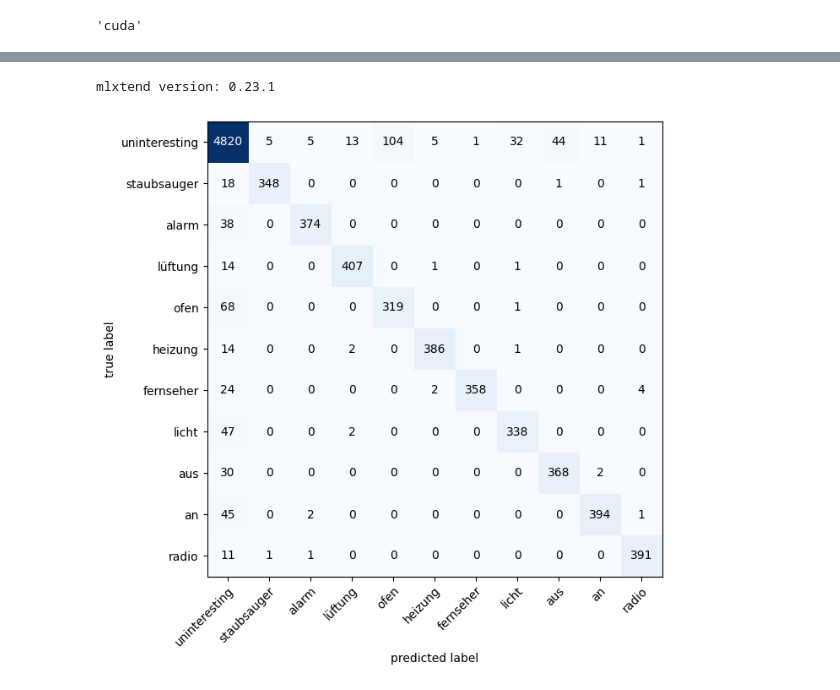
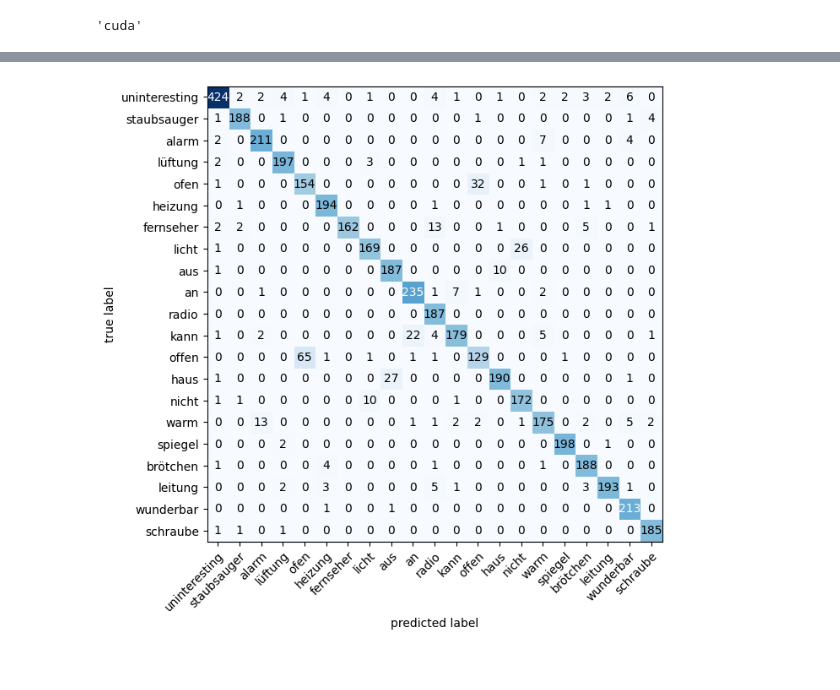
Before and after one commit to Simre1/MLPC-2024, a Jupyter notebook: assignment3/neural_network.ipynb, the cells around one changed output, grey strips where cells are left out. Saved outputs shown, nothing was run; the diff lists cells and outputs as text; code cells hidden in the pictures.

```diff
--- a/assignment3/neural_network.ipynb
+++ b/assignment3/neural_network.ipynb
@@ -73,23 +81,22 @@ X_train, X_test, y_train, y_test = train_test_split(X, y, test_size=0.2, random_
 # %%
-import torch
-from torch.utils.data import TensorDataset, DataLoader
-
 # Assuming X_train, X_test, y_train, y_test are numpy arrays
 # Convert them to PyTorch tensors
 X_train_tensor = torch.tensor(X_train, dtype=torch.float32)
 X_test_tensor = torch.tensor(X_test, dtype=torch.float32)
-y_train_tensor = torch.tensor(y_train, dtype=torch.long)  # Assuming y_train contains integer labels
-y_test_tensor = torch.tensor(y_test, dtype=torch.long)    # Assuming y_test contains integer labels
+X_dev_tensor = torch.tensor(X_dev, dtype=torch.float32)
+y_train_tensor = torch.tensor(y_train, dtype=torch.long)  # y_train contains integer labels
+y_test_tensor = torch.tensor(y_test, dtype=torch.long)    # y_test contains integer labels
+y_dev_tensor = torch.tensor(y_dev, dtype=torch.long)    # y_dev contains integer labels
 
 X_train_tensor = X_train_tensor.unsqueeze(dim=1)
 X_test_tensor = X_test_tensor.unsqueeze(dim=1)
+X_dev_tensor = X_dev_tensor.unsqueeze(dim=1)
 
 # Create training and test datasets
 train_dataset = TensorDataset(X_train_tensor, y_train_tensor)
 test_dataset = TensorDataset(X_test_tensor, y_test_tensor)
+dev_dataset = TensorDataset(X_dev_tensor, y_dev_tensor)
 # %%
-from torch.utils.data import DataLoader
-
 # Setup the batch size hyperparameter
 BATCH_SIZE = 32
 
@@ -106,8 +113,14 @@ test_dataloader = DataLoader(test_dataset,
     shuffle=False # don't necessarily have to shuffle the testing data
 )
 
+dev_dataloader = DataLoader(dev_dataset,
+    batch_size=BATCH_SIZE,
+    drop_last=True,
+    shuffle=False # don't necessarily have to shuffle the testing data
+)
+
 # Let's check out what we've created
-print(f"Dataloaders: {train_dataloader, test_dataloader}")
 print(f"Length of train dataloader: {len(train_dataloader)} batches of {BATCH_SIZE}")
 print(f"Length of test dataloader: {len(test_dataloader)} batches of {BATCH_SIZE}")
+print(f"Length of dev dataloader: {len(dev_dataloader)} batches of {BATCH_SIZE}")
 # %% [output]
@@ -185,7 +198,7 @@ def test_step(data_loader, model, loss_fn, accuracy_fn, device):
     model.to(device)
     model.eval()  # Set the model to evaluation mode
     with torch.no_grad():  # Turn off gradient computation
-        for X, y in data_loader:
+        for batch, (X, y) in enumerate(data_loader):
             # Send data to GPU
             X, y = X.to(device), y.to(device)
 
@@ -193,10 +206,11 @@ def test_step(data_loader, model, loss_fn, accuracy_fn, device):
             test_pred = model(X)
 
             # 2. Calculate loss and accuracy
-            test_loss += loss_fn(test_pred, y).item()  # Accumulate the loss
+            loss = loss_fn(test_pred, y)
+            test_loss += loss.item()  # Accumulate the loss
             test_acc += accuracy_fn(y_true=y, y_pred=test_pred.argmax(dim=1))  # Accumulate the accuracy
 
-        # Adjust metrics and print out
+        # Calculate loss and accuracy per epoch and print out
         test_loss /= len(data_loader)
         test_acc /= len(data_loader)
         print(f"Test loss: {test_loss:.5f} | Test accuracy: {test_acc:.2f}%\n")
@@ -356,14 +269,10 @@ test_labels, pred_classes
 # %%
-
-# Import tqdm for progress bar
-from tqdm.auto import tqdm
-
 # 1. Make predictions with trained model
 y_preds = []
 y_true = []
 model.eval()
 with torch.inference_mode():
-    for X, y in tqdm(test_dataloader, desc="Making predictions"):
+    for X, y in tqdm(dev_dataloader, desc="Making predictions"):
         # Send data and targets to target device
         X, y = X.to(device), y.to(device)
         # Do the forward pass
@@ -376,32 +285,17 @@ with torch.inference_mode():
 # Concatenate list of predictions into a tensor
 y_pred_tensor = torch.cat(y_preds)
 y_true_tensor = torch.cat(y_true).cpu()
-# %%
-# See if torchmetrics exists, if not, install it
-try:
-    import torchmetrics, mlxtend
-    print(f"mlxtend version: {mlxtend.__version__}")
-    assert int(mlxtend.__version__.split(".")[1]) >= 19, "mlxtend verison should be 0.19.0 or higher"
-except:
-    !pip install -q torchmetrics -U mlxtend # <- Note: If you're using Google Colab, this may require restarting the runtime
-    import torchmetrics, mlxtend
-    print(f"mlxtend version: {mlxtend.__version__}")
-# %% [output]
-mlxtend version: 0.23.1
 # %%
-from torchmetrics import ConfusionMatrix
-from mlxtend.plotting import plot_confusion_matrix
-
 # 2. Setup confusion matrix instance and compare predictions to targets
-confmat = ConfusionMatrix(num_classes=11, task='multiclass')
+confmat = ConfusionMatrix(num_classes=len(classes.CLASSES), task='multiclass')
 confmat_tensor = confmat(preds=y_pred_tensor,
                          target=y_true_tensor)
 
 # 3. Plot the confusion matrix
 fig, ax = plot_confusion_matrix(
     conf_mat=confmat_tensor.numpy(), # matplotlib likes working with NumPy
     class_names=classes.CLASSES, # turn the row and column labels into class names
     figsize=(10, 7)
 );
 # %% [output]
-[figure, old version]
+[figure, new version]
```
Also changed, not shown: parts of 13 cells of this notebook.
